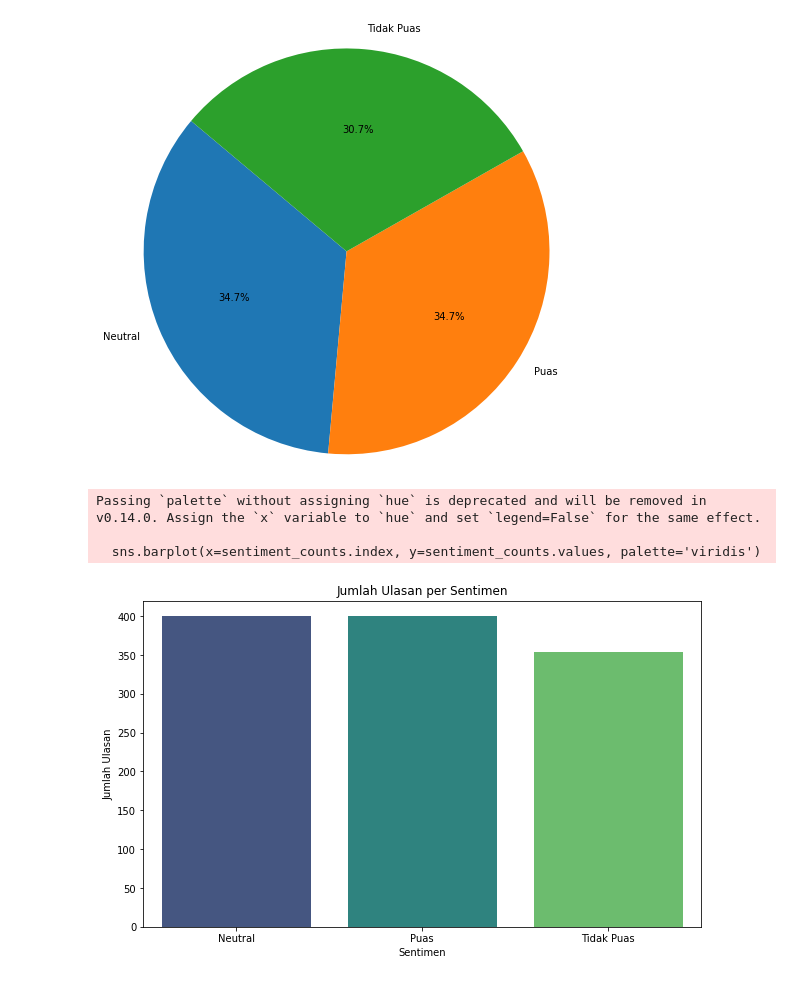
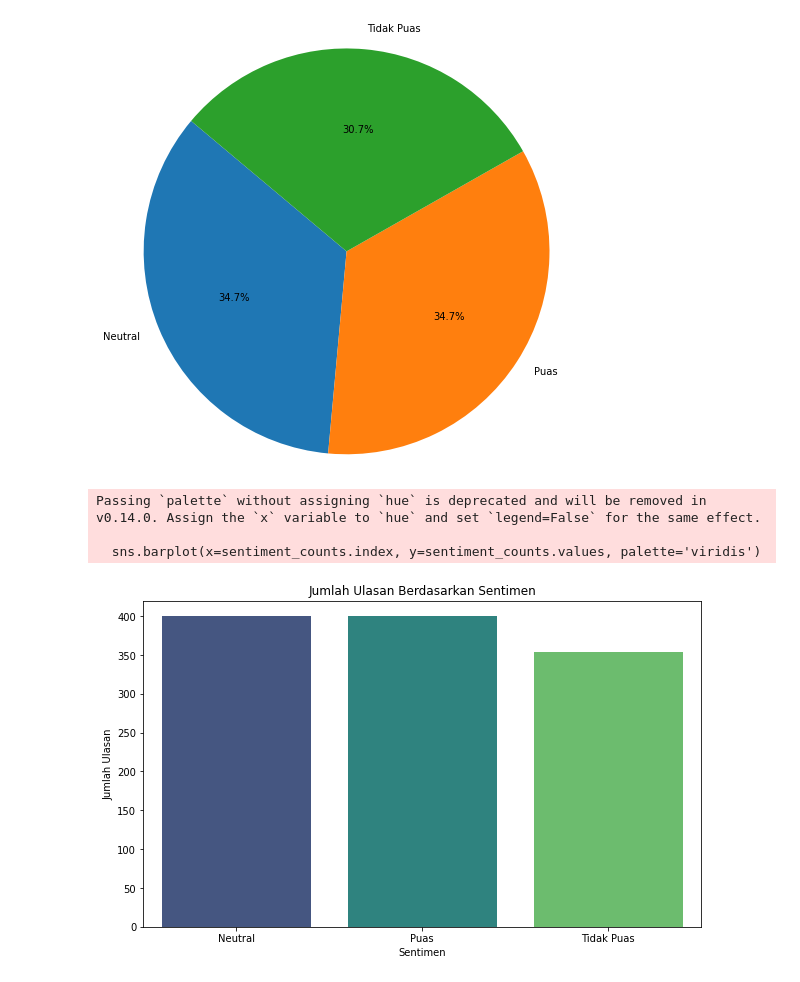
Before and after one commit to daniferdinandall/analisis_sentimen_produk_ecommers, a Jupyter notebook: preprocessing/visualisasi.ipynb, the cells around one changed output. Cells and saved outputs as stored; diff of their text form; code cells hidden in the pictures.

```diff
--- a/preprocessing/visualisasi.ipynb
+++ b/preprocessing/visualisasi.ipynb
@@ -18,15 +18,15 @@ plt.show()
 # %%
 # Bar Chart
 plt.figure(figsize=(10, 6))
 sns.barplot(x=sentiment_counts.index, y=sentiment_counts.values, palette='viridis')
-plt.title('Jumlah Ulasan per Sentimen')
+plt.title('Jumlah Ulasan Berdasarkan Sentimen')
 plt.xlabel('Sentimen')
 plt.ylabel('Jumlah Ulasan')
 plt.show()
 # %% [output]
 Passing `palette` without assigning `hue` is deprecated and will be removed in v0.14.0. Assign the `x` variable to `hue` and set `legend=False` for the same effect.
 
   sns.barplot(x=sentiment_counts.index, y=sentiment_counts.values, palette='viridis')
-[figure, old version]
+[figure, new version]
 # %%
 # Membuat Word Cloud untuk setiap sentimen
```
Also changed, not shown: parts of 4 cells of this notebook, 1 other file.
